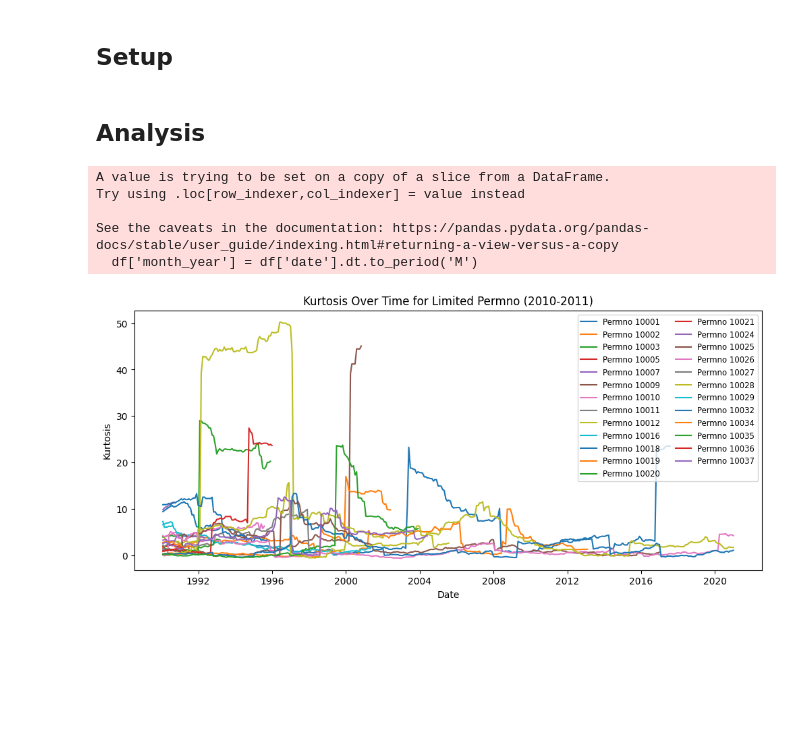
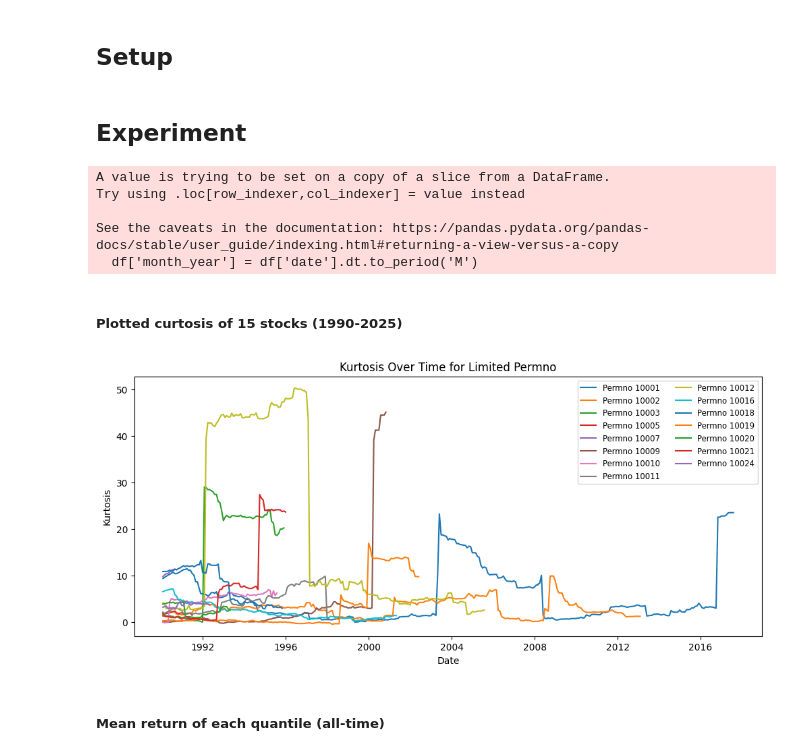
Before and after one commit to cgtnt/petnica-compfin-2025-projekat, a Jupyter notebook: project.ipynb, the cells around one changed output. Drawn from its saved outputs; the diff is of its cells as text; code cells hidden in the pictures; blank space fills up the shorter version.

```diff
--- a/project.ipynb
+++ b/project.ipynb
@@ -15,7 +15,7 @@ FAMA_FRENCH_FACTORS = 'F-F_Research_Data_Factors.csv'
 
 src = pd.read_csv(DATA_FILE)
 
-src = src[['permno', 'ticker', 'comnam', 'date', 'prc', 'ret']]
+src = src[['permno', 'comnam', 'date', 'prc', 'ret']]
 
 src['ret'] = pd.to_numeric(src['ret'], errors='coerce')
 src = src.dropna(subset=['ret'])
@@ -101,6 +99,6 @@ def rate_portfolio(portfolio: pd.DataFrame):
     fama_french(portfolio)
 # %% [markdown]
-## Analysis
+## Experiment
 # %%
 # calculate kurtosis
 df = calculate_kurtosis(src)
@@ -115,23 +113,27 @@ Try using .loc[row_indexer,col_indexer] = value instead
 
 See the caveats in the documentation: https://pandas.pydata.org/pandas-docs/stable/user_guide/indexing.html#returning-a-view-versus-a-copy
   df['month_year'] = df['date'].dt.to_period('M')
+# %% [markdown]
+##### Plotted curtosis of 15 stocks (1990-2025)
 # %%
-def plot_kurtosis_over_time_limited_filtered(data, limit=25):
-    plt.figure(figsize=(12, 5))  # Reduce plot size
+def plot_kurtosis_over_time_limited_filtered(data, limit=15):
+    plt.figure(figsize=(12, 5))
     filtered_data = data[(data['date'] >= '1990-01-01') & (data['date'] <= '2025-12-31')]
     for permno, group in filtered_data.groupby('permno'):
         plt.plot(group['date'], group['kurtosis'], label=f'Permno {permno}')
         limit -= 1
         if limit == 0:
             break
     plt.xlabel('Date')
     plt.ylabel('Kurtosis')
     plt.title('Kurtosis Over Time for Limited Permno')
     plt.legend(loc='upper right', fontsize='small', ncol=2)
     plt.show()
 
 # Plot kurtosis
 plot_kurtosis_over_time_limited_filtered(df)
 # %% [output]
-[figure, old version]
+[figure, new version]
+# %% [markdown]
+##### Mean return of each quantile (all-time)
 # %%
```
Also changed, not shown: parts of 8 cells of this notebook.
